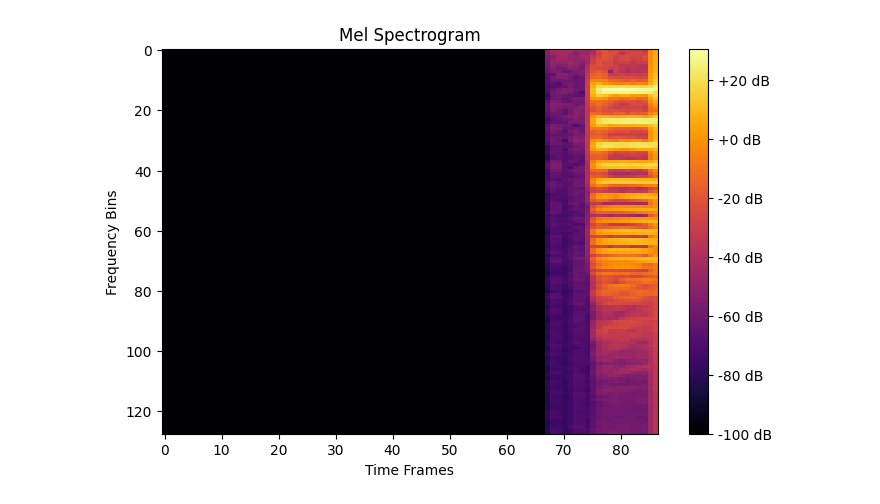
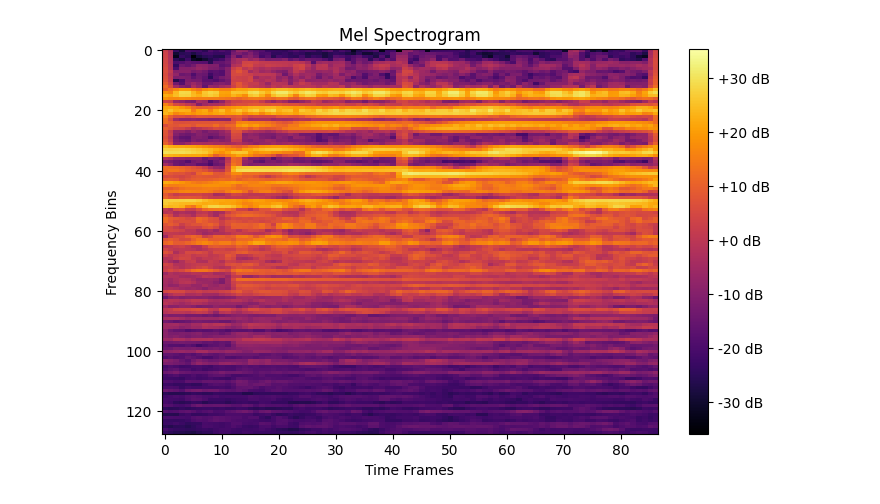
Before and after one commit to EdmundYau/RealTimeInstrumentIdentifier, a Jupyter notebook: spectrogram.ipynb, the cells around one changed output. Cells and saved outputs as stored; diff of their text form; code cells hidden in the pictures.

Commit message:
reduced test files

```diff
--- a/spectrogram.ipynb
+++ b/spectrogram.ipynb
@@ -92,13 +106,13 @@ mel_spectrograms = process_dataset_parallel(dataset_path, save_dir)
 # %%
 # Plotting Example
-spectrogram = np.load('spectrograms_train/Track00001_mel_spect.npy')
+spectrogram = np.load('spectrograms_reduced_test/Track01876_mel_spect.npy')
 
 plt.figure(figsize=(8, 5))
-plt.imshow(spectrogram[0], aspect='auto', cmap='inferno')
+plt.imshow(spectrogram[6], aspect='auto', cmap='inferno')
 plt.colorbar(format='%+2.0f dB')
 plt.title("Mel Spectrogram")
 plt.xlabel("Time Frames")
 plt.ylabel("Frequency Bins")
 plt.show()
 # %% [output]
-[figure, old version]
+[figure, new version]
```
Also changed, not shown: parts of 3 cells of this notebook, 6 other files.
